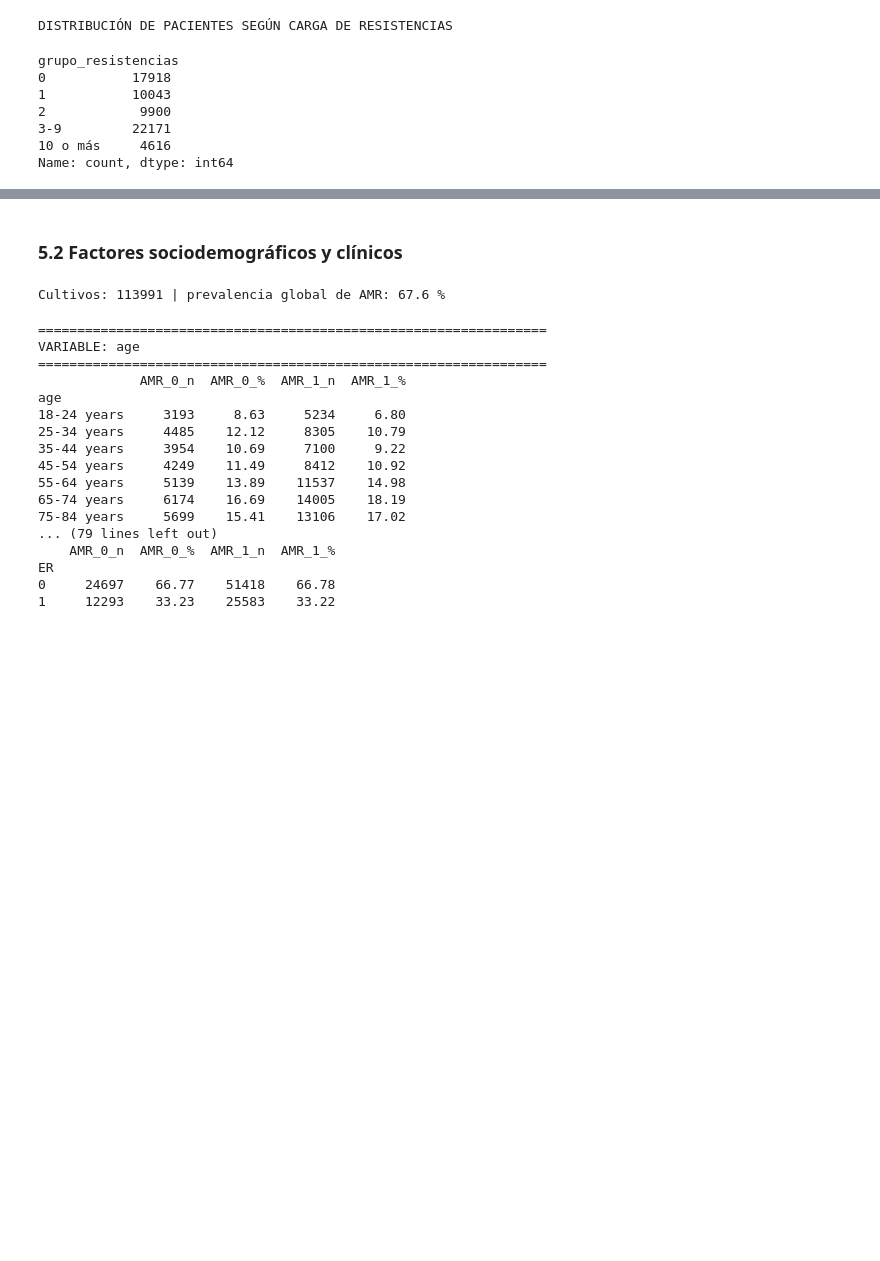
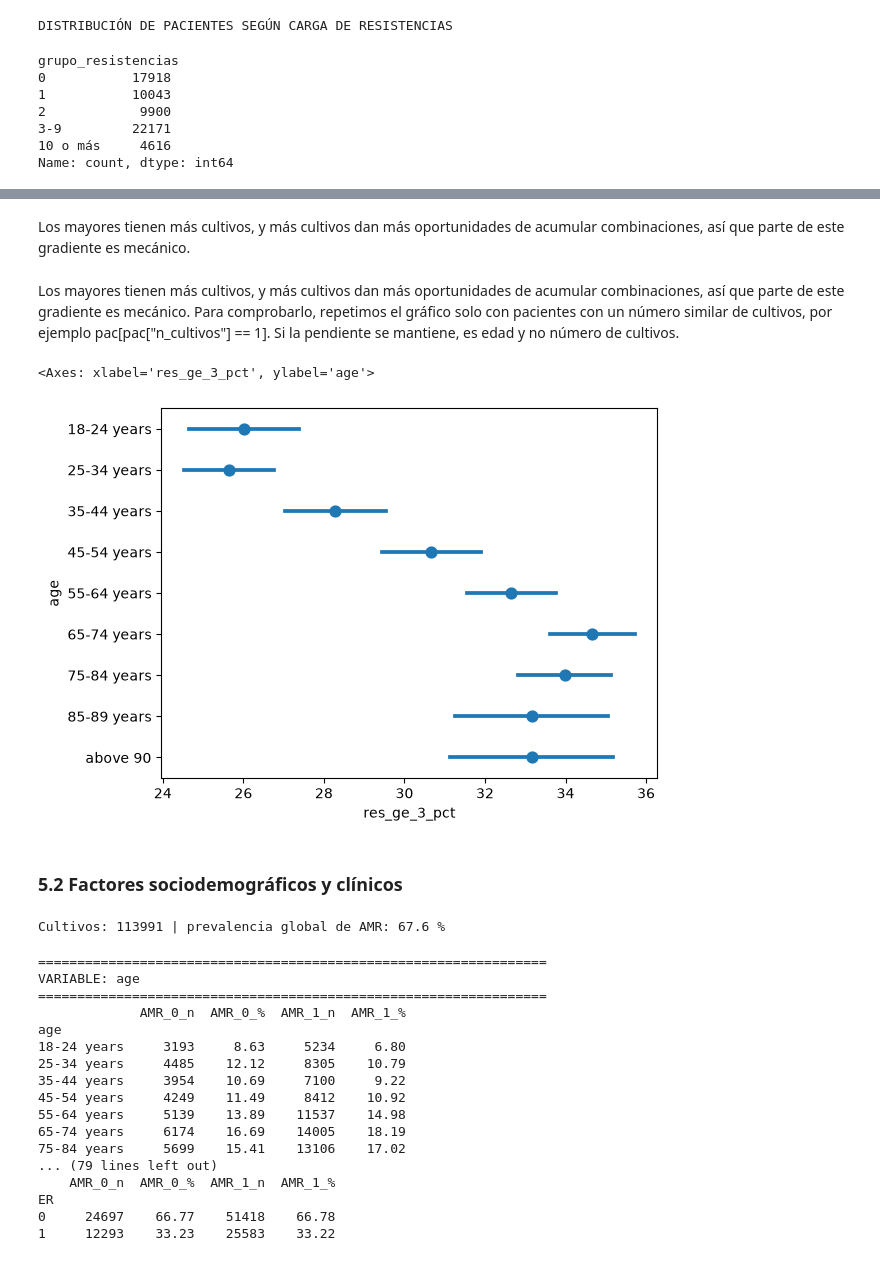
Before and after one commit to jorgeshzhndz/Resistencia_Antibioticos, a Jupyter notebook: notebooks/memoria.ipynb, the cells around one changed output, grey strips where cells are left out. Drawn from its saved outputs; the diff is of its cells as text; code cells hidden in the pictures; blank space fills up the shorter version.

```diff
--- a/notebooks/memoria.ipynb
+++ b/notebooks/memoria.ipynb
@@ -1132,3 +1237,13 @@ Name: count, dtype: int64
+# %% [markdown]
+Los mayores tienen más cultivos, y más cultivos dan más oportunidades de acumular combinaciones, así que parte de este gradiente es mecánico.
+# %% [markdown]
+Los mayores tienen más cultivos, y más cultivos dan más oportunidades de acumular combinaciones, así que parte de este gradiente es mecánico. Para comprobarlo, repetimos el gráfico solo con pacientes con un número similar de cultivos, por ejemplo pac[pac["n_cultivos"] == 1]. Si la pendiente se mantiene, es edad y no número de cultivos.
+# %%
+pac_1 = pac[pac["n_cultivos"] == 1]
+sns.pointplot(data=pac_1, y="age", x="res_ge_3_pct", orient="h", errorbar=("se", 1.96), linestyle="none", order=orden_edad)
+# %% [output]
+<Axes: xlabel='res_ge_3_pct', ylabel='age'>
+[figure, added]
 # %% [markdown]
 ### 5.2 Factores sociodemográficos y clínicos
 # %%
```
Also changed, not shown: parts of 29 cells of this notebook, 3 other files.
